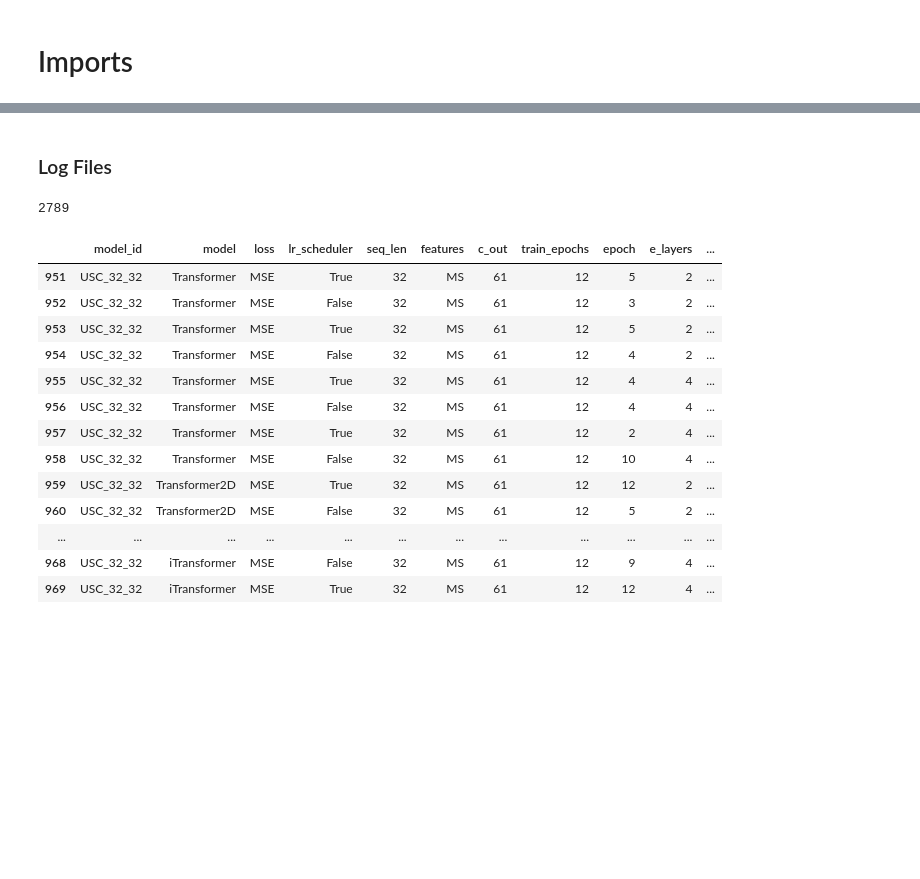
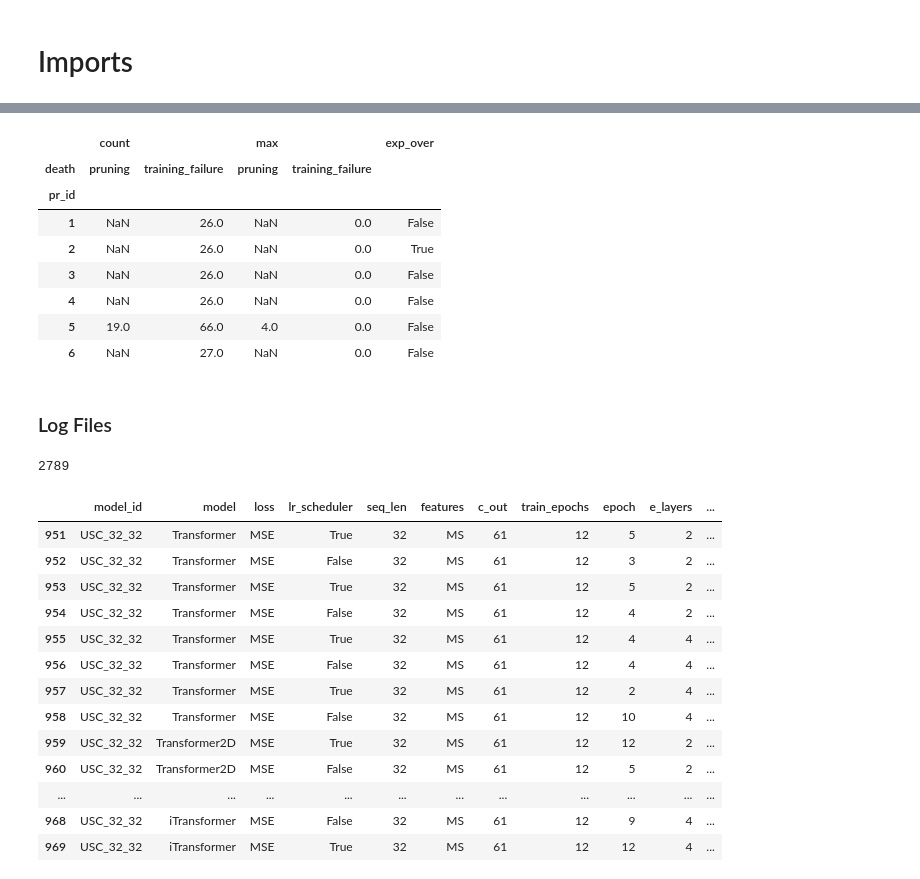
Before and after one commit to arnaud-odet/Time-Series-Library, a Jupyter notebook: results.ipynb, the cells around one changed output, grey strips where cells are left out. Saved outputs shown, nothing was run; the diff lists cells and outputs as text; code cells hidden in the pictures; blank space fills up the shorter version.

```diff
--- a/results.ipynb
+++ b/results.ipynb
@@ -15,3 +63,17 @@ from tabular.dl_logs import ResultReader , latex_display_table_with_std, highlig
+# %%
+monitor_df = pr_ldf.pivot_table(index = 'pr_id', columns = 'death', values= 'lifetime', aggfunc=['count','max'])#.swaplevel(axis=1)
+monitor_df['exp_over'] = [ind in prt_ldf['pr_id'].unique() for ind in monitor_df.index]
+monitor_df
+# %% [output]
+|  | count |  | max |  | exp_over |
+| death | pruning | training_failure | pruning | training_failure |  |
+| pr_id |  |  |  |  |  |
+| 1 | NaN | 26.0 | NaN | 0.0 | False |
+| 2 | NaN | 26.0 | NaN | 0.0 | True |
+| 3 | NaN | 26.0 | NaN | 0.0 | False |
+| 4 | NaN | 26.0 | NaN | 0.0 | False |
+| 5 | 19.0 | 66.0 | 4.0 | 0.0 | False |
+| 6 | NaN | 27.0 | NaN | 0.0 | False |
 # %% [markdown]
 ### Log Files
 # %%
```
Also changed, not shown: parts of 4 cells of this notebook, 9 other files.
